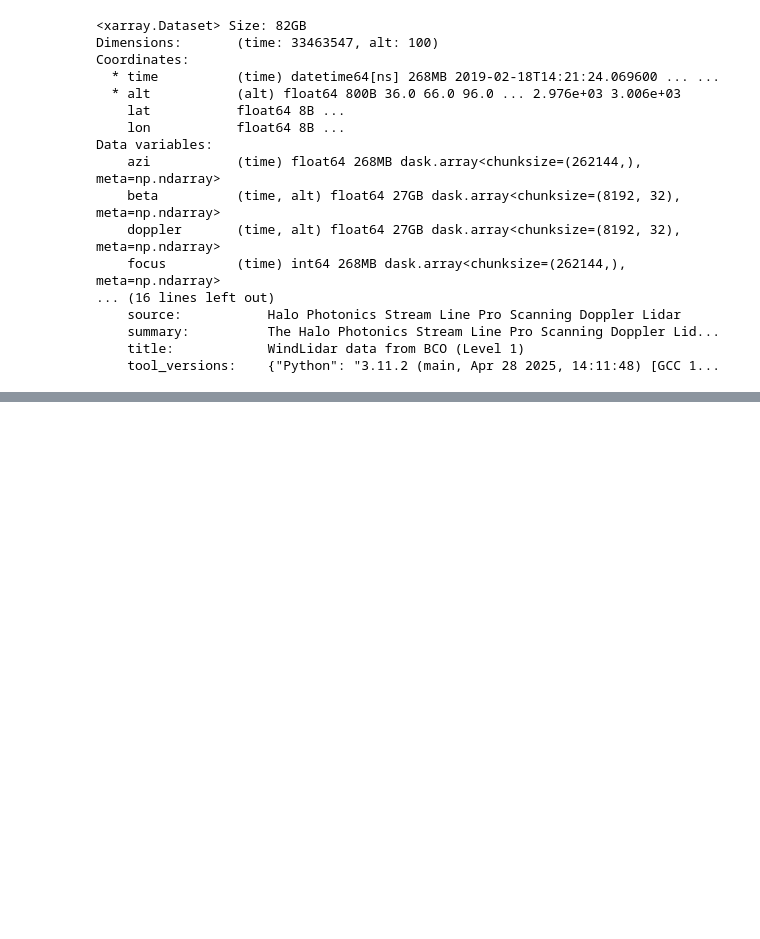
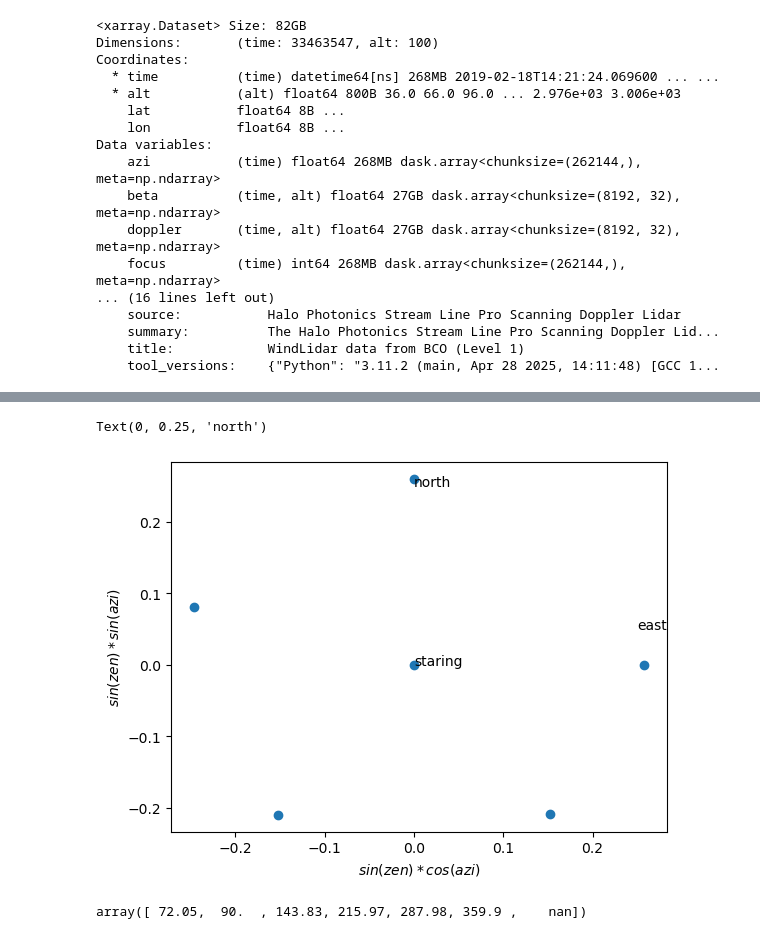
Before and after one commit to meteorologopazzo/BCO_observational, a Jupyter notebook: lidar_sondes.ipynb, the cells around one changed output, grey strips where cells are left out. Cells and saved outputs as stored; diff of their text form; code cells hidden in the pictures; blank space fills up the shorter version.

```diff
--- a/lidar_sondes.ipynb
+++ b/lidar_sondes.ipynb
@@ -1682,0 +1736,3 @@ plt.tight_layout()
+# %%
+wl1 = windlidar.sel(time=time_sel, alt=slice(70, 2000)) #.resample(time="1min").mean()
+wl1 = wl1.where( (is_reliable(wl1)) )
@@ -1682,0 +1759,34 @@ plt.tight_layout()
+# %%
+one_hour = wl1.sel(time=slice(wl1.time[30000].values, (wl1.time[30000].values + np.timedelta64(1, "h")) ))
+w = one_hour.where(is_vertical(one_hour)).doppler # .resample(time="1min").mean()
+# one_hour = one_hour.resample(time="1min").mean()
+# %%
+# one_hour.where(is_vertical(one_hour)).doppler.plot()
+fig, ax = plt.subplots(1, 1) #, subplot_kw={"projection": "3d"})
+
+azi = np.pi / 2 - np.unique(np.deg2rad(one_hour.azi.isel(alt=0)))
+zen = np.unique(np.deg2rad(one_hour.zenith.isel(alt=0)))
+
+x = np.sin(zen) * np.cos(azi)
+y = np.sin(zen) * np.sin(azi)
+z = np.cos(zen)
+
+ax.scatter(x, y)
+ax.set_xlabel(r"$sin(zen) * cos(azi)$")
+ax.set_ylabel(r"$sin(zen) * sin(azi)$")
+# ax.set_zlabel(r"$cos(zen)$")
+
+ax.text(0,0, "staring")
+ax.text(0.25,0.05, "east")
+ax.text(0, 0.25, "north")
+
+# one_hour.azi.sel(alt=slice(0,800)).plot(ax=ax[0])
+# one_hour.zenith.sel(alt=slice(0,800)).plot(ax=ax[1])
+# %% [output]
+Text(0, 0.25, 'north')
+[figure, added]
+# %%
+angles = np.unique(one_hour.azi.isel(alt=0))
+angles # np.rad2deg(np.diff(angles))
+# %% [output]
+array([ 72.05,  90.  , 143.83, 215.97, 287.98, 359.9 ,    nan])
```
Also changed, not shown: parts of 7 cells of this notebook, 8 other files.
